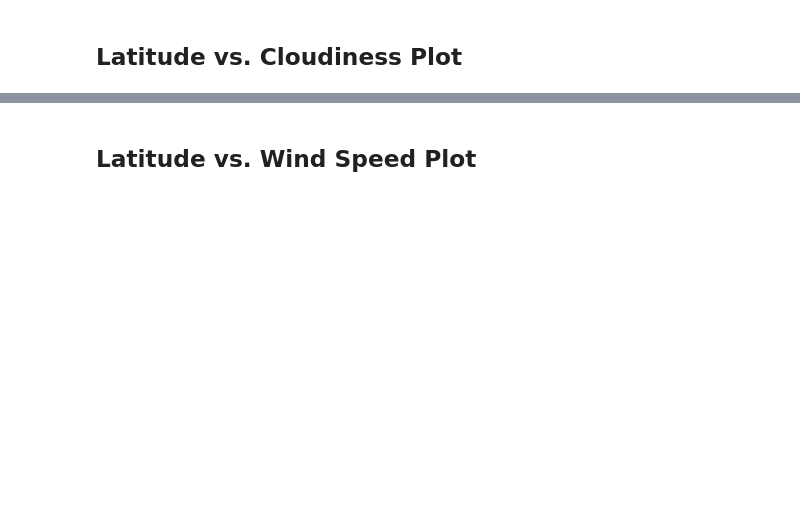
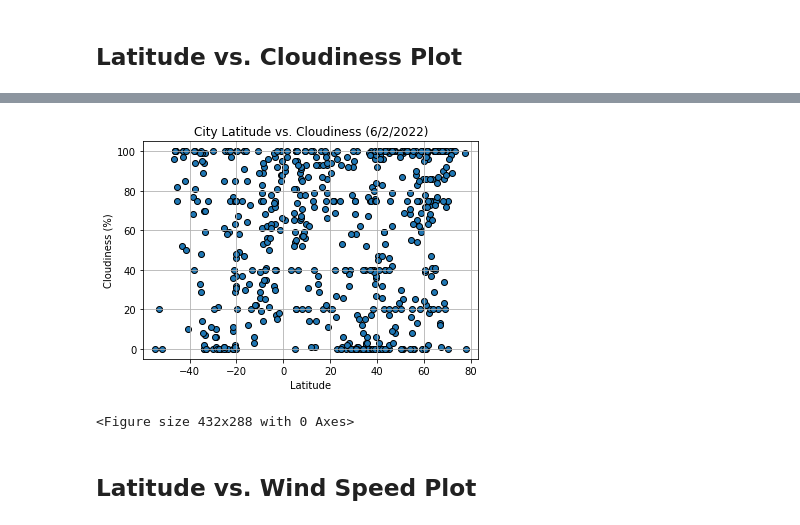
Before and after one commit to mbruns13/python-api-challenge, a Jupyter notebook: WeatherPy.ipynb, the cells around one changed output, grey strips where cells are left out. Saved outputs shown, nothing was run; the diff lists cells and outputs as text; code cells hidden in the pictures; blank space fills up the shorter version.

```diff
--- a/WeatherPy.ipynb
+++ b/WeatherPy.ipynb
@@ -216,0 +239,17 @@ Int64Index([], dtype='int64')
+# %%
+plt.scatter(cities_df['Lat'],cities_df['Cloudiness'], edgecolors='black')
+plt.title("City Latitude vs. Cloudiness (6/2/2022)")
+#setting x axis limits to be +-5 from the min and max latitude
+plt.xlim([cities_sum_df.iloc[3,0]-5, cities_sum_df.iloc[7,0]+5])
+plt.xlabel("Latitude")
+#setting y axis limits to be +-5 from the min and max cloudiness
+plt.ylim([cities_sum_df.iloc[3,4]-5, cities_sum_df.iloc[7,4]+5])
+plt.ylabel("Cloudiness (%)")
+plt.grid()
+plt.show()
+
+#save as png
+plt.savefig("output_data/lat_cloudiness_plot.png")
+# %% [output]
+[figure, added]
+<Figure size 432x288 with 0 Axes>
```
Also changed, not shown: parts of 22 cells of this notebook, 5 other files.
